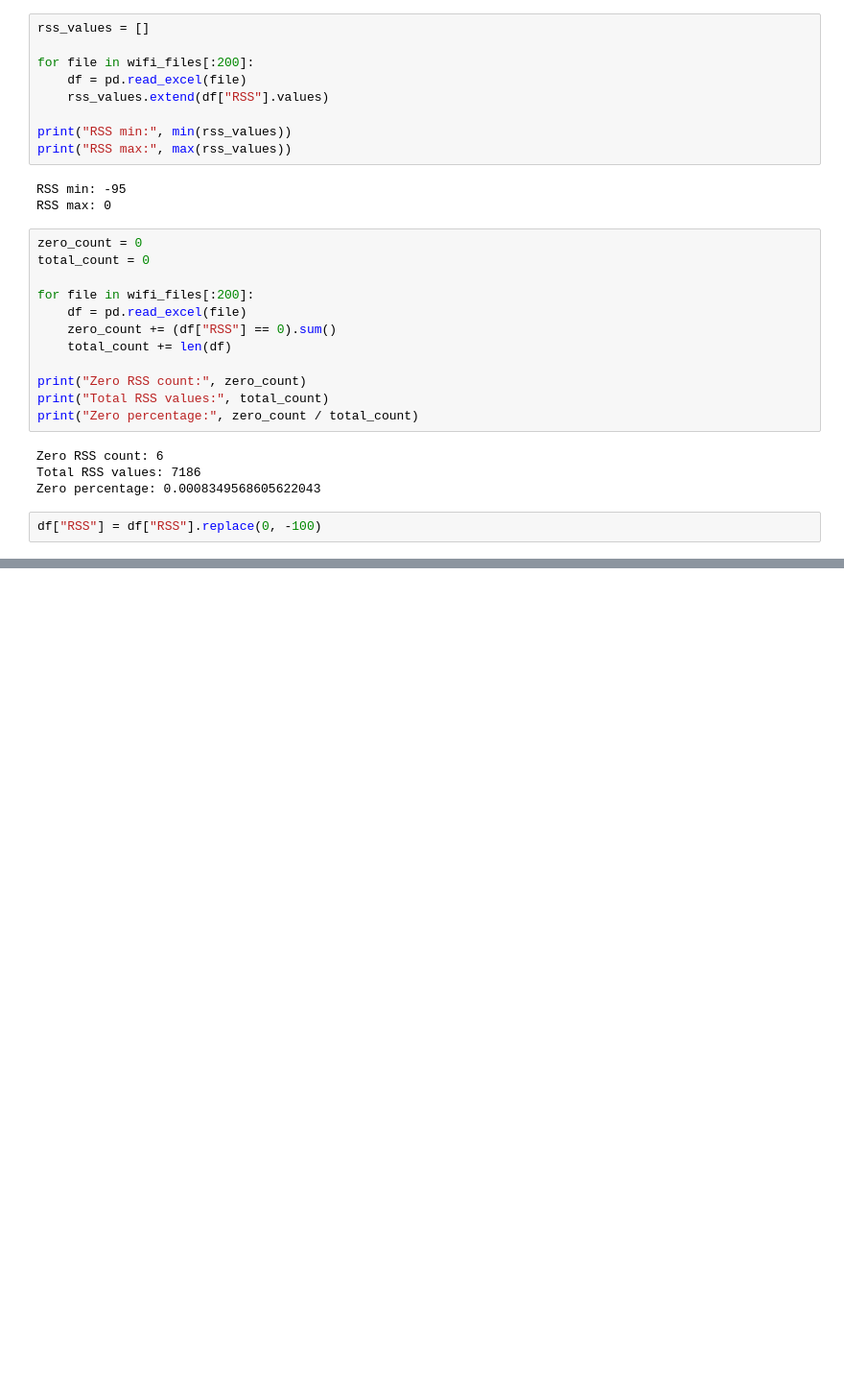
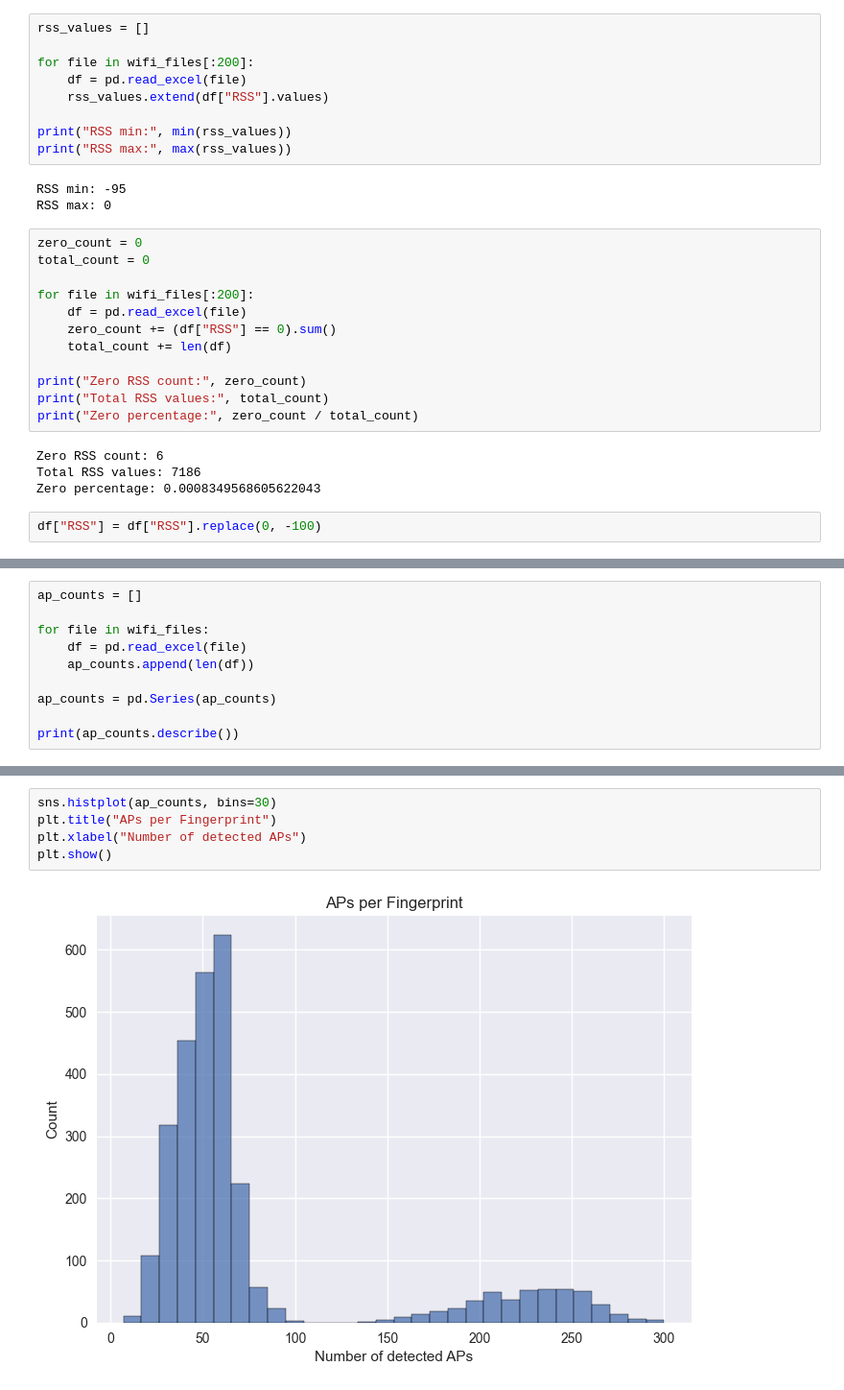
Before and after one commit to jayyGPT/SURA, a Jupyter notebook: DataAnalysis.ipynb, the cells around one changed output, grey strips where cells are left out. Shown at 96% size. Drawn from its saved outputs; the diff is of its cells as text; blank space fills up the shorter version.

```diff
--- a/DataAnalysis.ipynb
+++ b/DataAnalysis.ipynb
@@ -221,0 +283,10 @@ df["RSS"] = df["RSS"].replace(0, -100)
+# %%
+ap_counts = []
+
+for file in wifi_files:
+    df = pd.read_excel(file)
+    ap_counts.append(len(df))
+
+ap_counts = pd.Series(ap_counts)
+
+print(ap_counts.describe())
@@ -221,0 +303,7 @@ df["RSS"] = df["RSS"].replace(0, -100)
+# %%
+sns.histplot(ap_counts, bins=30)
+plt.title("APs per Fingerprint")
+plt.xlabel("Number of detected APs")
+plt.show()
+# %% [output]
+[figure, added]
```
Also changed, not shown: parts of 13 cells of this notebook, 1 other file.
